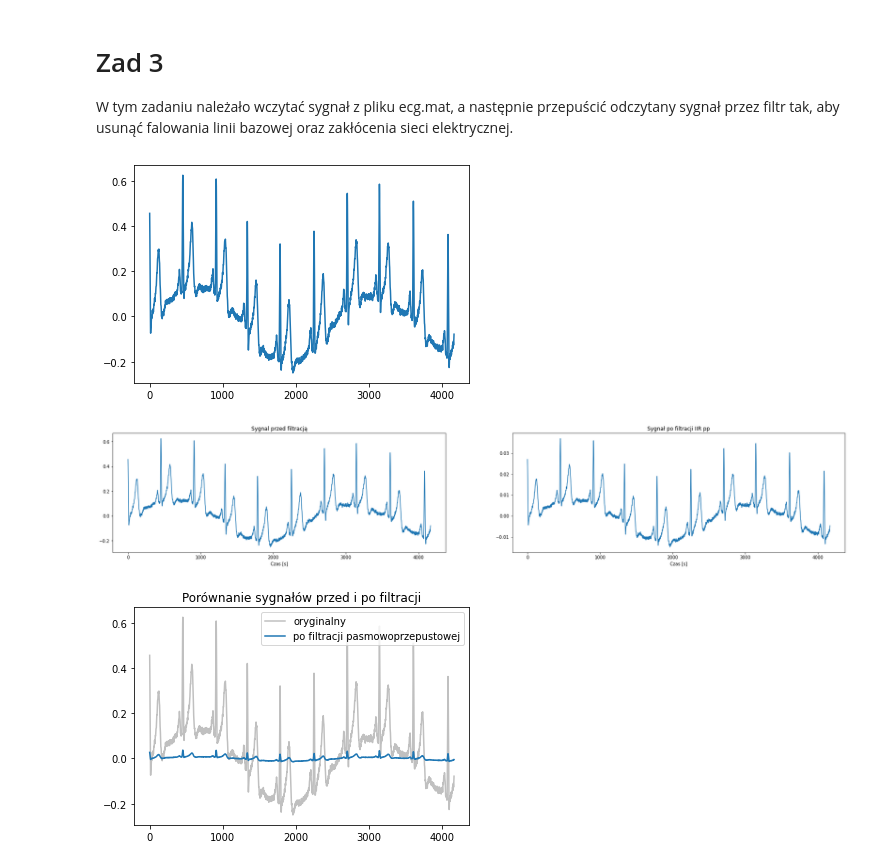
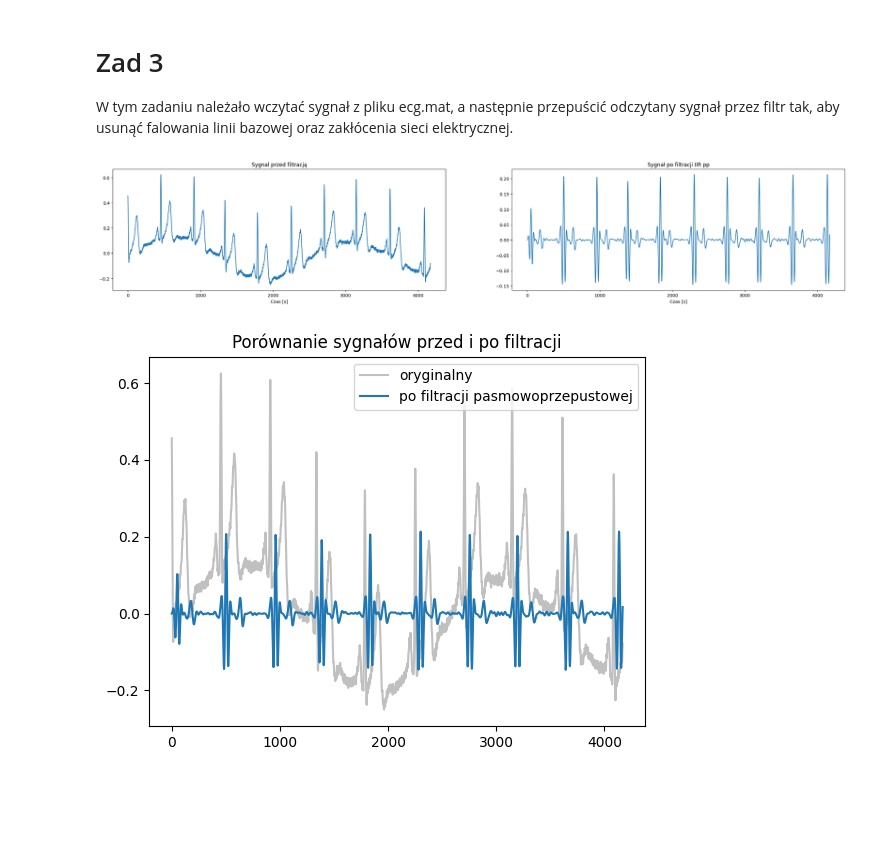
Before and after one commit to tynka022/SignalAnalisis, a Jupyter notebook: lab4/lab4.ipynb, the cells around one changed output. Saved outputs shown, nothing was run; the diff lists cells and outputs as text; code cells hidden in the pictures; blank space fills up the shorter version.

```diff
--- a/lab4/lab4.ipynb
+++ b/lab4/lab4.ipynb
@@ -332,38 +332,29 @@ plt.show()
 # Zad 3
 
 W tym zadaniu należało wczytać sygnał z pliku ecg.mat, a następnie przepuścić odczytany sygnał przez filtr tak, aby usunąć falowania linii bazowej oraz zakłócenia sieci elektrycznej.
-# %%
-parts = loadmat('ecg.mat')
-mat = [[element for element in upperElement] for upperElement in parts['ecg']]
-fs_mat=500
-
-plt.plot(mat)
-plt.show()
-# %% [output]
-[figure, removed]
+# %%
+mat = loadmat('ecg.mat')['ecg'][:,0]
+fs_mat=500
 # %%
-pp_ecg_IIR = sig.iirfilter(8, (10/(fs_mat/2), 160/(fs_mat/2)), btype='bandpass', output='sos')
-mat_pp_IIR = sig.sosfilt(pp_ecg_IIR, mat)
-
-dp_ecg_IIR = sig.iirfilter(1, 20 / (fs / 2),btype='lowpass', output='sos')
-mat_dp_IIR = sig.sosfilt(dp_ecg_IIR, mat)
+pp_ecg_FIR = sig.firwin(100, (10, 15), window=("hamming"), pass_zero=False, fs=fs_mat)
+mat_pp_FIR = sig.lfilter(pp_ecg_FIR, 1, mat)
 
 fig, ax = plt.subplots(1,2,figsize=(30,5))
 ax[0].plot(mat)
 ax[0].set_title("Sygnal przed filtracją")
 ax[0].set_xlabel("Czas [s]")
 
-ax[1].plot(mat_dp_IIR)
+ax[1].plot(mat_pp_FIR)
 ax[1].set_title("Sygnał po filtracji IIR pp")
 ax[1].set_xlabel("Czas [s]")
 
 plt.show()
 
 plt.plot(mat, '#c0c0c0', label='oryginalny')
-plt.plot(mat_dp_IIR, label='po filtracji pasmowoprzepustowej')
+plt.plot(mat_pp_FIR, label='po filtracji pasmowoprzepustowej')
 plt.title("Porównanie sygnałów przed i po filtracji")
 plt.legend()
 plt.show()
 # %% [output]
-[figure, old version]
+[figure, new version]
-[figure, old version]
+[figure, new version]
```
Also changed, not shown: parts of 6 cells of this notebook.
